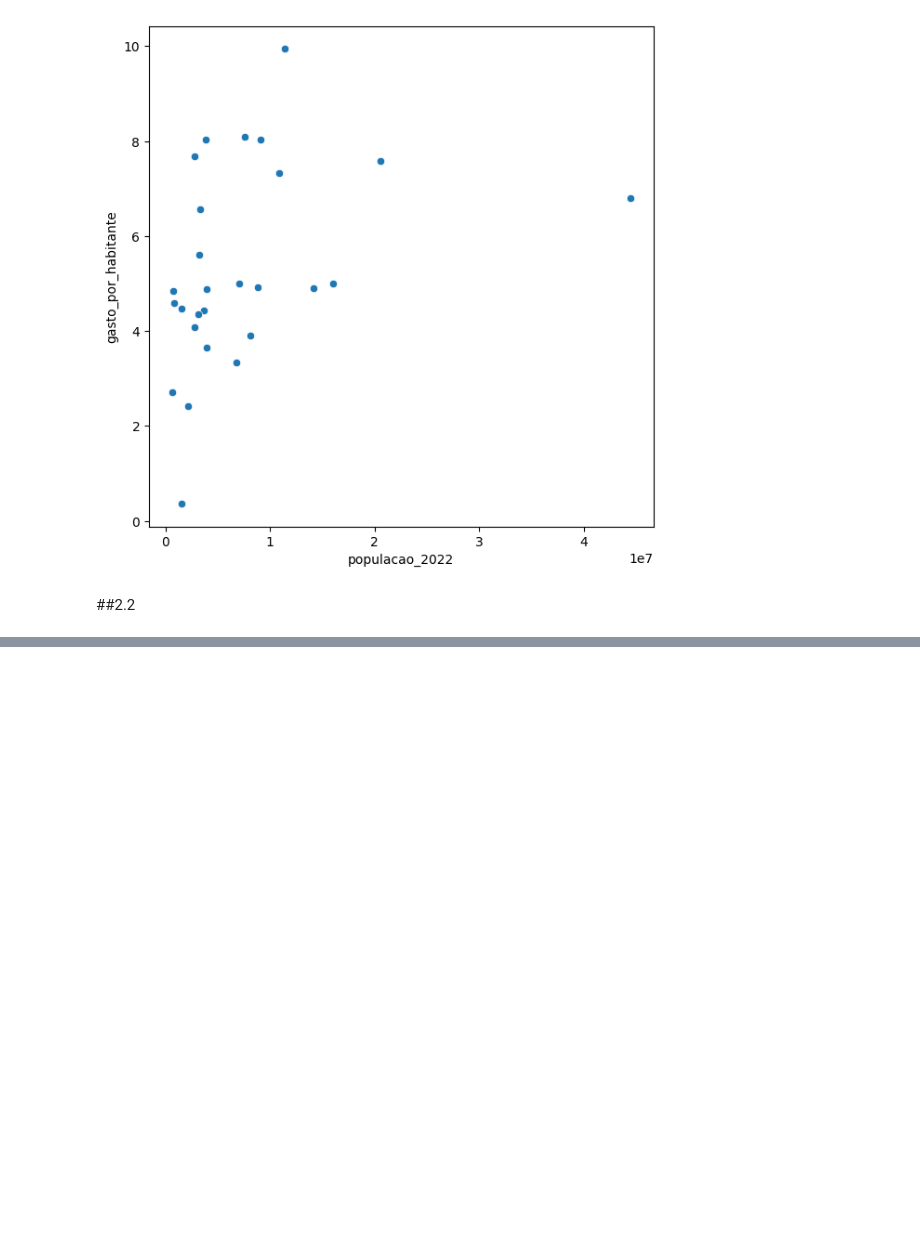
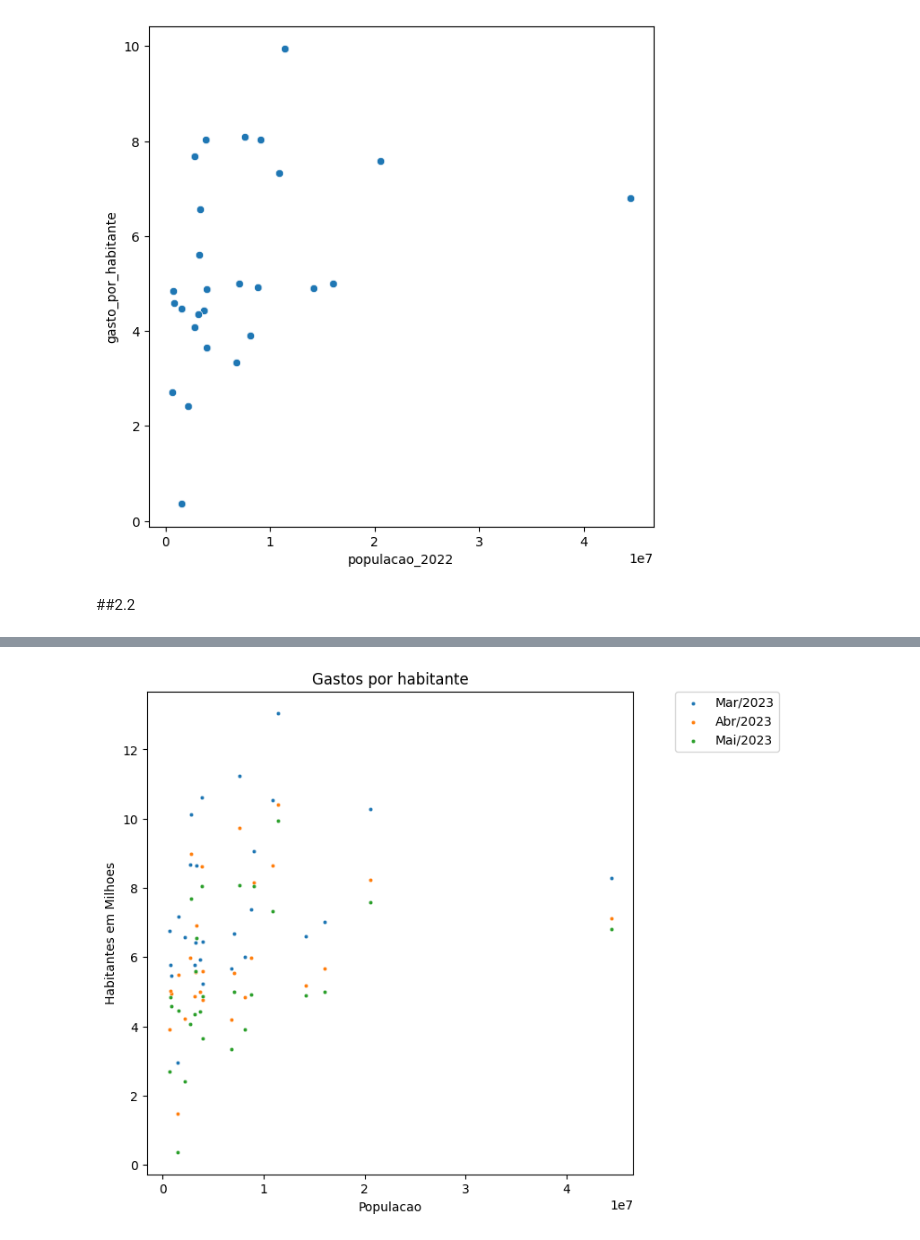
Before and after one commit to vitorsarilio/Pos_Tech_Data_Analytics, a Jupyter notebook: Notebooks/Producao_Hospitalar.ipynb, the cells around one changed output, grey strips where cells are left out. Drawn from its saved outputs; the diff is of its cells as text; code cells hidden in the pictures; blank space fills up the shorter version.

```diff
--- a/Notebooks/Producao_Hospitalar.ipynb
+++ b/Notebooks/Producao_Hospitalar.ipynb
@@ -822,3 +830,12 @@ def insere_gastos_e_gasto_por_habitante(ordenados_por_total, gastos_e_populacao,
+# %%
+def insere_gastos_e_gasto_por_habitante(ordenados_por_total, gastos_e_populacao, mes):
+  gastos = ordenados_por_total[mes]
+  gastos_e_populacao[f"gastos_{mes}"] = gastos * 1_000_000
+  gastos_e_populacao[f"gastos_por_habitante_{mes}"] = gastos_e_populacao[f"gastos_{mes}"] / gastos_e_populacao["populacao_2022"]
+  #print(gastos_e_populacao.join(gastos,rsuffix="_gastos").head())
+  #print(gastos)
+  return gastos_e_populacao
 # %%
-insere_gastos_e_gasto_por_habitante(ordenados_por_total, gastos_e_populacao, ordenados_por_total.columns[-1])
+gastos_e_populacao= insere_gastos_e_gasto_por_habitante(ordenados_por_total, gastos_e_populacao, ordenados_por_total.columns[-1])
+gastos_e_populacao.head()
 # %% [output]
@@ -841,0 +849,3 @@ Name: 2023/Mai, dtype: float64
+# %%
+gastos_e_populacao= insere_gastos_e_gasto_por_habitante(ordenados_por_total, gastos_e_populacao, ordenados_por_total.columns[-2])
+gastos_e_populacao.head()
@@ -841,0 +860,3 @@ Name: 2023/Mai, dtype: float64
+# %%
+gastos_e_populacao= insere_gastos_e_gasto_por_habitante(ordenados_por_total, gastos_e_populacao, ordenados_por_total.columns[-3])
+gastos_e_populacao.head()
@@ -841,0 +871,12 @@ Name: 2023/Mai, dtype: float64
+# %%
+plt.figure(figsize=(7,7))
+sns.scatterplot(data = gastos_e_populacao, x="populacao_2022", y="gastos_por_habitante_2023/Mar", s=10, label = "Mar/2023")
+sns.scatterplot(data = gastos_e_populacao, x="populacao_2022", y="gastos_por_habitante_2023/Abr", s=10, label = "Abr/2023")
+sns.scatterplot(data = gastos_e_populacao, x="populacao_2022", y="gastos_por_habitante_2023/Mai", s=10, label = "Mai/2023")
+plt.legend(bbox_to_anchor=(1.3, 1), borderaxespad=0)
+plt.title("Gastos por habitante")
+plt.xlabel("Populacao")
+plt.ylabel("Habitantes em Milhoes")
+plt.show()
+# %% [output]
+[figure, added]
```
Also changed, not shown: parts of 7 cells of this notebook.
